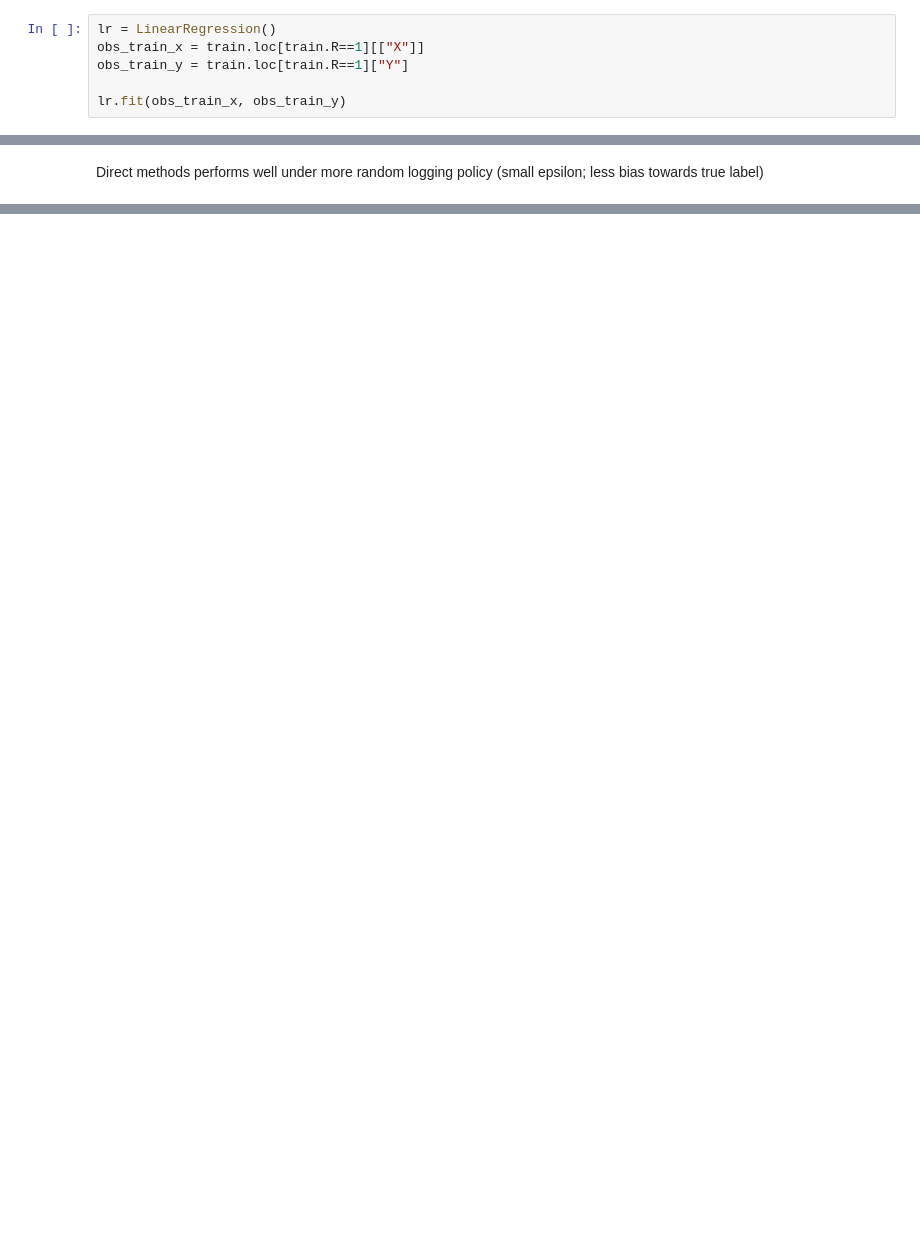
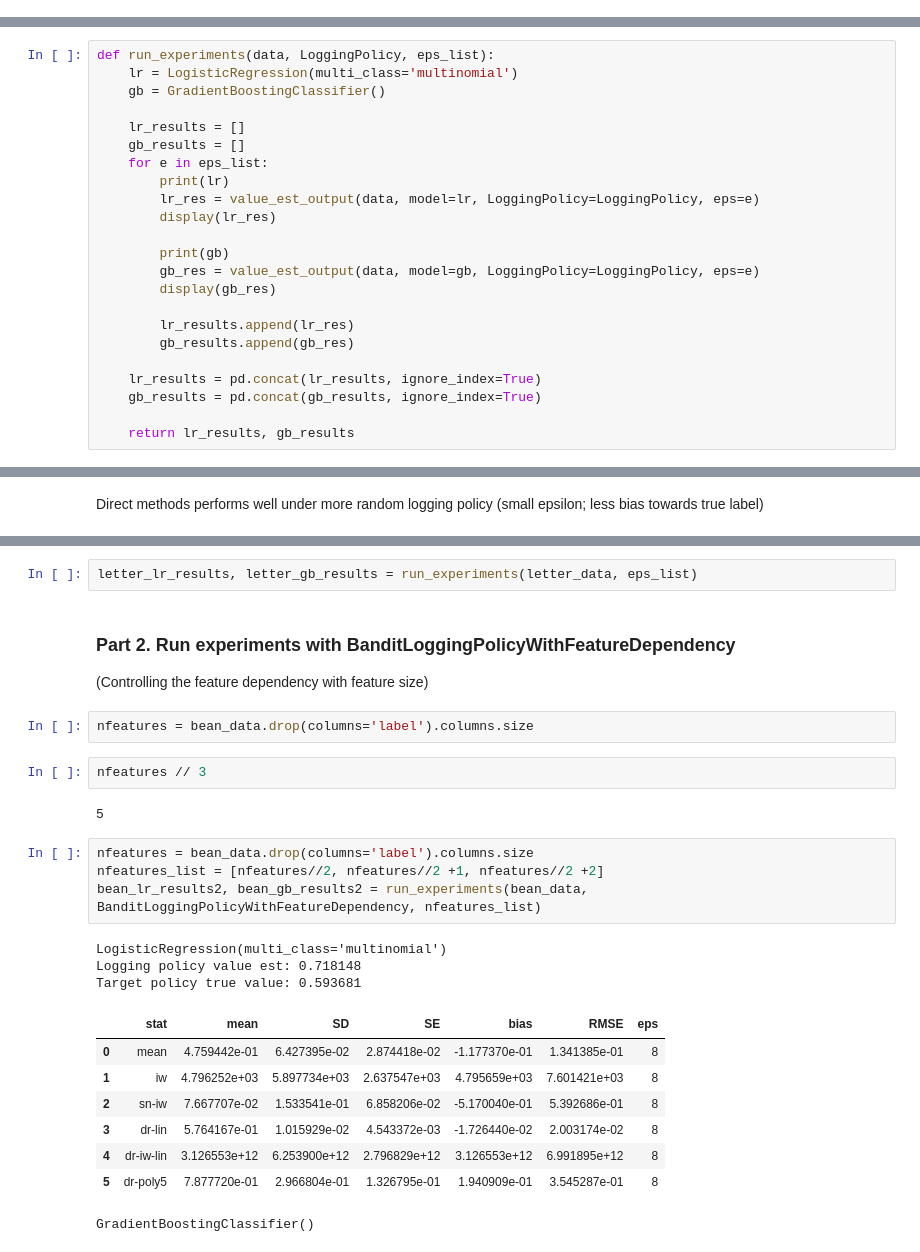
Before and after one commit to EricHe98/direct_method, a Jupyter notebook: notebooks/Offline-Bandit_Policy_Evaluation.ipynb, the cells around one changed output, grey strips where cells are left out. Cells and saved outputs as stored; diff of their text form; blank space fills up the shorter version.

```diff
--- a/notebooks/Offline-Bandit_Policy_Evaluation.ipynb
+++ b/notebooks/Offline-Bandit_Policy_Evaluation.ipynb
@@ -62,6 +18,0 @@ train, test = train_test_split(sv1, test_size=0.2, random_state=2021)
-# %%
-lr = LinearRegression()
-obs_train_x = train.loc[train.R==1][["X"]]
-obs_train_y = train.loc[train.R==1]["Y"]
-
-lr.fit(obs_train_x, obs_train_y)
@@ -423,0 +307,23 @@ Target policy true value: 0.485393
+# %%
+def run_experiments(data, LoggingPolicy, eps_list):
+    lr = LogisticRegression(multi_class='multinomial')
+    gb = GradientBoostingClassifier()
+
+    lr_results = []
+    gb_results = []
+    for e in eps_list:
+        print(lr)
+        lr_res = value_est_output(data, model=lr, LoggingPolicy=LoggingPolicy, eps=e)
+        display(lr_res)
+
+        print(gb)
+        gb_res = value_est_output(data, model=gb, LoggingPolicy=LoggingPolicy, eps=e)
+        display(gb_res)
+
+        lr_results.append(lr_res)
+        gb_results.append(gb_res)
+
+    lr_results = pd.concat(lr_results, ignore_index=True)
+    gb_results = pd.concat(gb_results, ignore_index=True)
+
+    return lr_results, gb_results
@@ -501,0 +449,27 @@ Direct methods performs well under more random logging policy (small epsilon; le
+# %%
+letter_lr_results, letter_gb_results = run_experiments(letter_data, eps_list)
+# %% [markdown]
+### Part 2. Run experiments with BanditLoggingPolicyWithFeatureDependency
+(Controlling the feature dependency with feature size)
+# %%
+nfeatures = bean_data.drop(columns='label').columns.size
+# %%
+nfeatures // 3
+# %% [output]
+5
+# %%
+nfeatures = bean_data.drop(columns='label').columns.size
+nfeatures_list = [nfeatures//2, nfeatures//2 +1, nfeatures//2 +2]
+bean_lr_results2, bean_gb_results2 = run_experiments(bean_data, BanditLoggingPolicyWithFeatureDependency, nfeatures_list)
+# %% [output]
+LogisticRegression(multi_class='multinomial')
+Logging policy value est: 0.718148
+Target policy true value: 0.593681
+|  | stat | mean | SD | SE | bias | RMSE | eps |
+| 0 | mean | 4.759442e-01 | 6.427395e-02 | 2.874418e-02 | -1.177370e-01 | 1.341385e-01 | 8 |
+| 1 | iw | 4.796252e+03 | 5.897734e+03 | 2.637547e+03 | 4.795659e+03 | 7.601421e+03 | 8 |
+| 2 | sn-iw | 7.667707e-02 | 1.533541e-01 | 6.858206e-02 | -5.170040e-01 | 5.392686e-01 | 8 |
+| 3 | dr-lin | 5.764167e-01 | 1.015929e-02 | 4.543372e-03 | -1.726440e-02 | 2.003174e-02 | 8 |
+| 4 | dr-iw-lin | 3.126553e+12 | 6.253900e+12 | 2.796829e+12 | 3.126553e+12 | 6.991895e+12 | 8 |
+| 5 | dr-poly5 | 7.877720e-01 | 2.966804e-01 | 1.326795e-01 | 1.940909e-01 | 3.545287e-01 | 8 |
+GradientBoostingClassifier()
```
Also changed, not shown: parts of 31 cells of this notebook.
